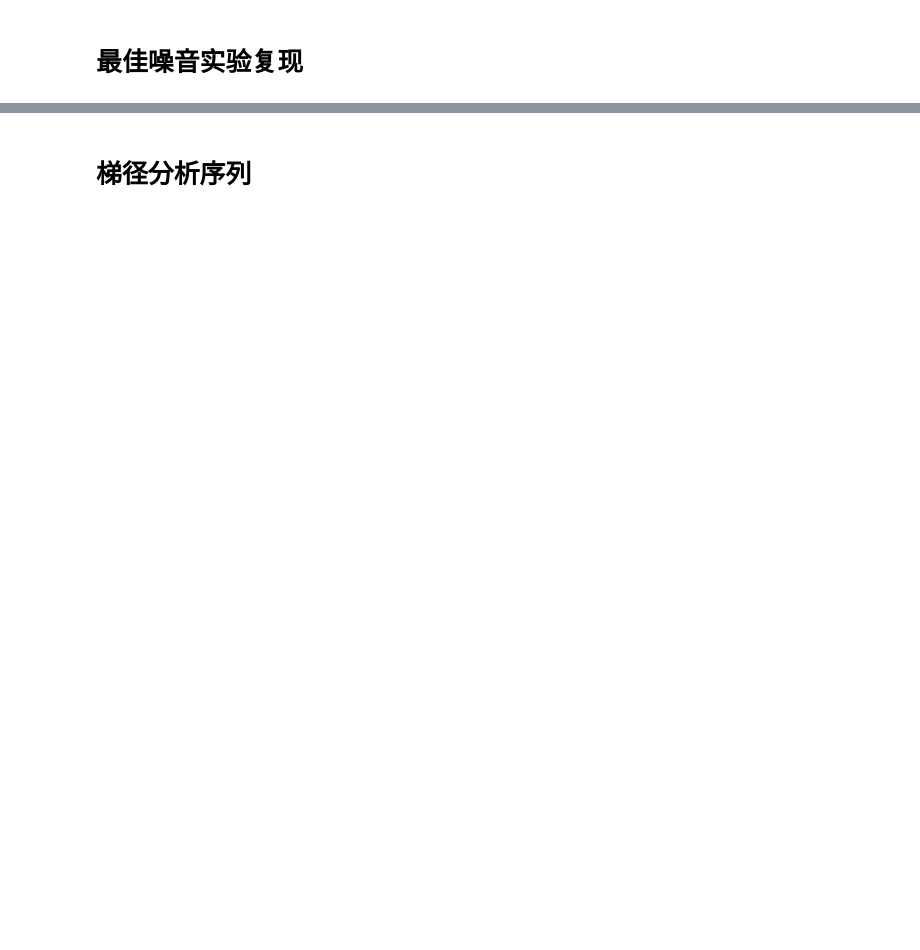
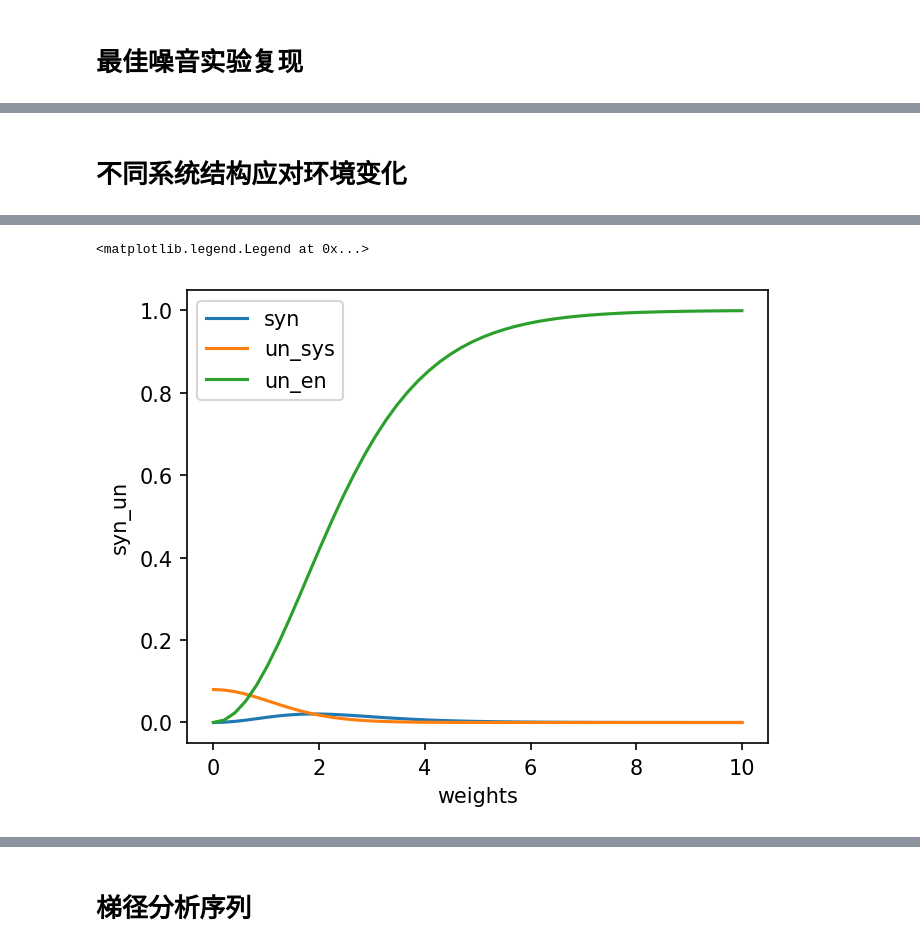
Before and after one commit to Lyn1216/Local-EI-project, a Jupyter notebook: exp/bool_network/grn/iit_tpm.ipynb, the cells around one changed output, grey strips where cells are left out. Drawn from its saved outputs; the diff is of its cells as text; code cells hidden in the pictures; blank space fills up the shorter version.

```diff
--- a/exp/bool_network/grn/iit_tpm.ipynb
+++ b/exp/bool_network/grn/iit_tpm.ipynb
@@ -273,0 +203,66 @@ syn:  0.38322174279981913
+# %% [markdown]
+# 不同系统结构应对环境变化
+# %%
+k = 1
+
+ww = {
+    'w_ab': 0,
+    'w_ba': 0,
+    'w_ac': 0,
+    'w_ca': 0,
+    'w_bc': 0,
+    'w_cb': 0,
+    'w_a': 0,
+    'w_b': 0,
+    'w_c': 0,
+    'w11': 0.5,
+    'w12': 0.5,
+    'w13': 0.5,
+    'w21': 0.5,
+    'w22': 0.5,
+    'w23': 0.5
+}
+
+bnet = {
+    ('A', 'B'): 'w_ab',
+    ('B', 'A'): 'w_ba',
+    ('A', 'C'): 'w_ac',
+    ('C', 'A'): 'w_ca',
+    ('B', 'C'): 'w_bc',
+    ('C', 'B'): 'w_cb',
+    ('A', 'A'): 'w_a',
+    ('B', 'B'): 'w_b',
+    ('C', 'C'): 'w_c',
+    ('E1', 'A'): 'w11',
+    ('E1', 'B'): 'w12',
+    ('E1', 'C'): 'w13',
+    ('E2', 'A'): 'w21',
+    ('E2', 'B'): 'w22',
+    ('E2', 'C'): 'w23',
+}
+
+syn_list = []
+un_sys_list = []
+un_en_list = []
+w_axis = np.linspace(0, 10, 50)
+for w in w_axis:
+    ww['w_ab'] = w
+    ww['w_bc'] = w
+    ww['w_ca'] = w
+    tpm, tpm_v = make_tpm(bnet, ww, k=k)
+    if w == 0:
+        print(tpm)
+    un_sys, un_en, syn, tpm_dic = iit_tpm_cal(tpm_v, mech_size=3, en_size=2)
+    syn_list.append(syn)
+    un_sys_list.append(un_sys)
+    un_en_list.append(un_en)
+
+plt.figure(figsize=(5,4),dpi=150)
+plt.plot(w_axis, syn_list, label='syn')
+plt.plot(w_axis, un_sys_list, label="un_sys")
+plt.plot(w_axis, un_en_list, label="un_en")
+plt.xlabel('weights')
+plt.ylabel('syn_un')
+plt.legend()
+#un_sys, un_en, syn = serie_plot(bnet, w, k, steps, seeds=1)
+# %% [output]
@@ -273,0 +286,2 @@ syn:  0.38322174279981913
+<matplotlib.legend.Legend at 0x...>
+[figure, added]
```
Also changed, not shown: parts of 14 cells of this notebook, 2 other files.
